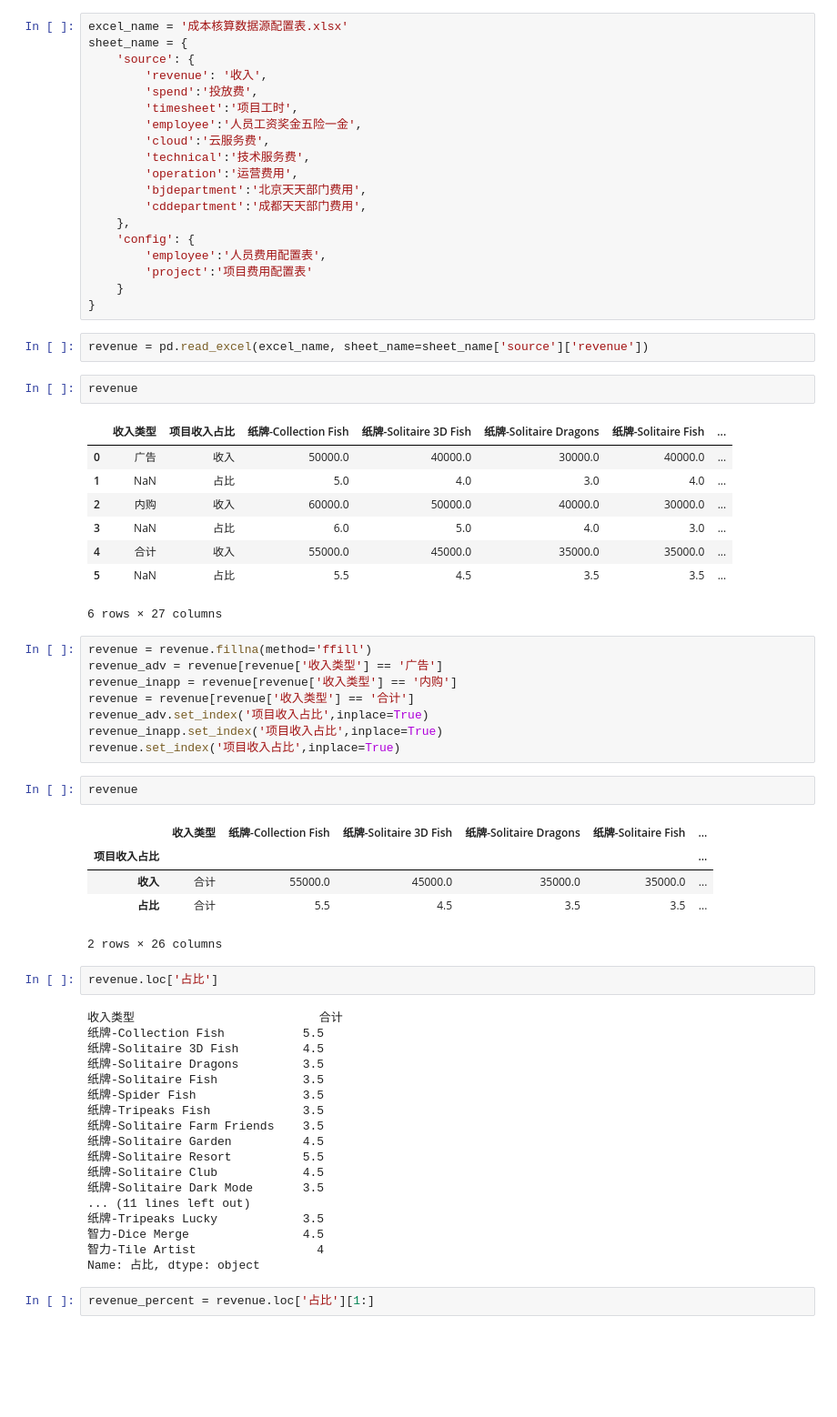
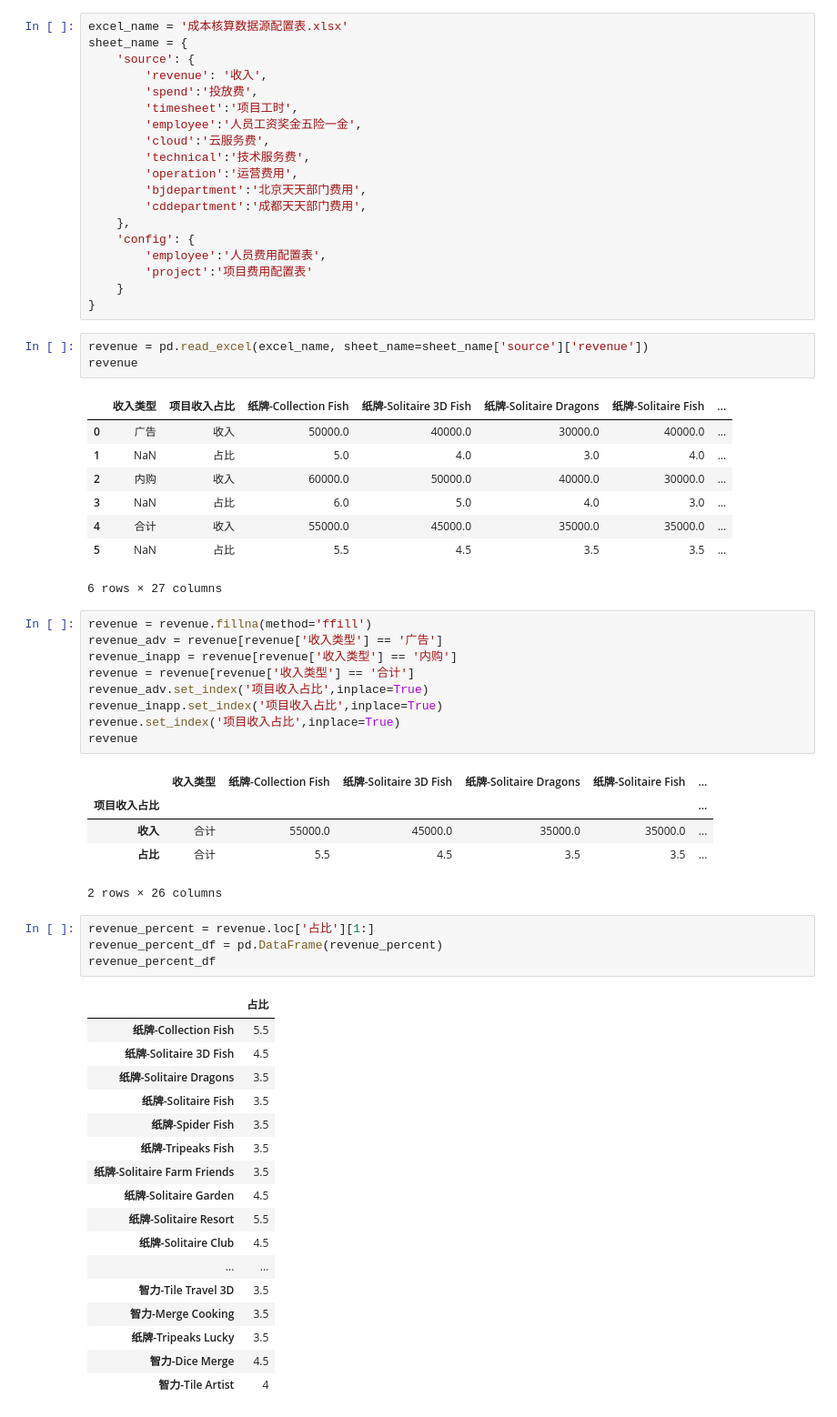
Before and after one commit to liaozhonghui/python-excel, a Jupyter notebook: 云服务费用.ipynb, the cells around one changed output. Shown at 91% size. Drawn from its saved outputs; the diff is of its cells as text; blank space fills up the shorter version.

```diff
--- a/云服务费用.ipynb
+++ b/云服务费用.ipynb
@@ -23,17 +22,16 @@ sheet_name = {
 }
 # %%
 revenue = pd.read_excel(excel_name, sheet_name=sheet_name['source']['revenue'])
+revenue
+# %% [output]
+|  | 收入类型 | 项目收入占比 | 纸牌-Collection Fish | 纸牌-Solitaire 3D Fish | 纸牌-Solitaire Dragons | 纸牌-Solitaire Fish | ... |
+| 0 | 广告 | 收入 | 50000.0 | 40000.0 | 30000.0 | 40000.0 | ... |
+| 1 | NaN | 占比 | 5.0 | 4.0 | 3.0 | 4.0 | ... |
+| 2 | 内购 | 收入 | 60000.0 | 50000.0 | 40000.0 | 30000.0 | ... |
+| 3 | NaN | 占比 | 6.0 | 5.0 | 4.0 | 3.0 | ... |
+| 4 | 合计 | 收入 | 55000.0 | 45000.0 | 35000.0 | 35000.0 | ... |
+| 5 | NaN | 占比 | 5.5 | 4.5 | 3.5 | 3.5 | ... |
+6 rows × 27 columns
-# %%
-revenue
-# %% [output]
-|  | 收入类型 | 项目收入占比 | 纸牌-Collection Fish | 纸牌-Solitaire 3D Fish | 纸牌-Solitaire Dragons | 纸牌-Solitaire Fish | ... |
-| 0 | 广告 | 收入 | 50000.0 | 40000.0 | 30000.0 | 40000.0 | ... |
-| 1 | NaN | 占比 | 5.0 | 4.0 | 3.0 | 4.0 | ... |
-| 2 | 内购 | 收入 | 60000.0 | 50000.0 | 40000.0 | 30000.0 | ... |
-| 3 | NaN | 占比 | 6.0 | 5.0 | 4.0 | 3.0 | ... |
-| 4 | 合计 | 收入 | 55000.0 | 45000.0 | 35000.0 | 35000.0 | ... |
-| 5 | NaN | 占比 | 5.5 | 4.5 | 3.5 | 3.5 | ... |
-6 rows × 27 columns
 # %%
 revenue = revenue.fillna(method='ffill')
 revenue_adv = revenue[revenue['收入类型'] == '广告']
@@ -42,33 +40,32 @@ revenue = revenue[revenue['收入类型'] == '合计']
 revenue_adv.set_index('项目收入占比',inplace=True)
 revenue_inapp.set_index('项目收入占比',inplace=True)
 revenue.set_index('项目收入占比',inplace=True)
+revenue
+# %% [output]
+|  | 收入类型 | 纸牌-Collection Fish | 纸牌-Solitaire 3D Fish | 纸牌-Solitaire Dragons | 纸牌-Solitaire Fish | ... |
+| 项目收入占比 |  |  |  |  |  | ... |
+| 收入 | 合计 | 55000.0 | 45000.0 | 35000.0 | 35000.0 | ... |
+| 占比 | 合计 | 5.5 | 4.5 | 3.5 | 3.5 | ... |
+2 rows × 26 columns
-# %%
-revenue
-# %% [output]
-|  | 收入类型 | 纸牌-Collection Fish | 纸牌-Solitaire 3D Fish | 纸牌-Solitaire Dragons | 纸牌-Solitaire Fish | ... |
-| 项目收入占比 |  |  |  |  |  | ... |
-| 收入 | 合计 | 55000.0 | 45000.0 | 35000.0 | 35000.0 | ... |
-| 占比 | 合计 | 5.5 | 4.5 | 3.5 | 3.5 | ... |
-2 rows × 26 columns
-# %%
-revenue.loc['占比']
-# %% [output]
-收入类型                          合计
-纸牌-Collection Fish           5.5
-纸牌-Solitaire 3D Fish         4.5
-纸牌-Solitaire Dragons         3.5
-纸牌-Solitaire Fish            3.5
-纸牌-Spider Fish               3.5
-纸牌-Tripeaks Fish             3.5
-纸牌-Solitaire Farm Friends    3.5
-纸牌-Solitaire Garden          4.5
-纸牌-Solitaire Resort          5.5
-纸牌-Solitaire Club            4.5
-纸牌-Solitaire Dark Mode       3.5
-... (11 lines left out)
-纸牌-Tripeaks Lucky            3.5
-智力-Dice Merge                4.5
-智力-Tile Artist                 4
-Name: 占比, dtype: object
 # %%
 revenue_percent = revenue.loc['占比'][1:]
+revenue_percent_df = pd.DataFrame(revenue_percent)
+revenue_percent_df
+# %% [output]
+|  | 占比 |
+| 纸牌-Collection Fish | 5.5 |
+| 纸牌-Solitaire 3D Fish | 4.5 |
+| 纸牌-Solitaire Dragons | 3.5 |
+| 纸牌-Solitaire Fish | 3.5 |
+| 纸牌-Spider Fish | 3.5 |
+| 纸牌-Tripeaks Fish | 3.5 |
+| 纸牌-Solitaire Farm Friends | 3.5 |
+| 纸牌-Solitaire Garden | 4.5 |
+| 纸牌-Solitaire Resort | 5.5 |
+| 纸牌-Solitaire Club | 4.5 |
+| ... | ... |
+| 智力-Tile Travel 3D | 3.5 |
+| 智力-Merge Cooking | 3.5 |
+| 纸牌-Tripeaks Lucky | 3.5 |
+| 智力-Dice Merge | 4.5 |
+| 智力-Tile Artist | 4 |
```
Also changed, not shown: parts of 13 cells of this notebook, 4 other files.
